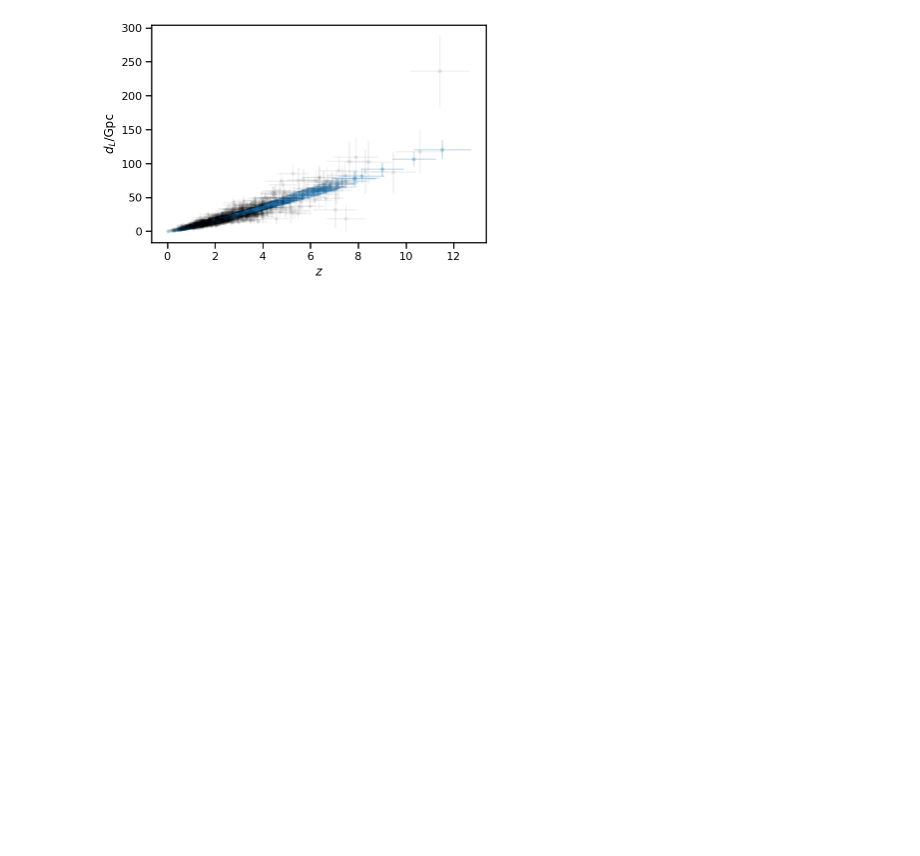
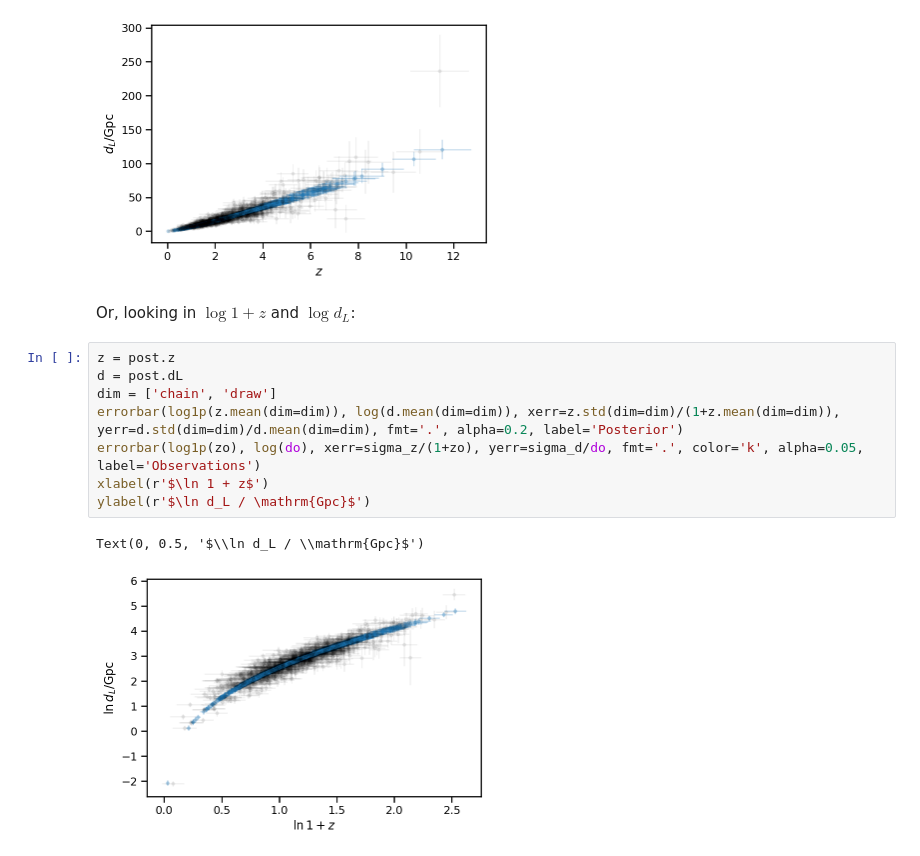
Before and after one commit to farr/PymcCosmology, a Jupyter notebook: notebooks/examples.ipynb, the cells around one changed output. Cells and saved outputs as stored; diff of their text form; blank space fills up the shorter version.

```diff
--- a/notebooks/examples.ipynb
+++ b/notebooks/examples.ipynb
@@ -255,3 +265,16 @@ ylabel(r'$d_L / \mathrm{Gpc}$')
 # %% [output]
 Text(0, 0.5, '$d_L / \\mathrm{Gpc}$')
 [figure]
+# %% [markdown]
+Or, looking in $\log 1 + z$ and $\log d_L$:
+# %%
+z = post.z
+d = post.dL
+dim = ['chain', 'draw']
+errorbar(log1p(z.mean(dim=dim)), log(d.mean(dim=dim)), xerr=z.std(dim=dim)/(1+z.mean(dim=dim)), yerr=d.std(dim=dim)/d.mean(dim=dim), fmt='.', alpha=0.2, label='Posterior')
+errorbar(log1p(zo), log(do), xerr=sigma_z/(1+zo), yerr=sigma_d/do, fmt='.', color='k', alpha=0.05, label='Observations')
+xlabel(r'$\ln 1 + z$')
+ylabel(r'$\ln d_L / \mathrm{Gpc}$')
+# %% [output]
+Text(0, 0.5, '$\\ln d_L / \\mathrm{Gpc}$')
+[figure, added]
```
Also changed, not shown: parts of 2 cells of this notebook.
